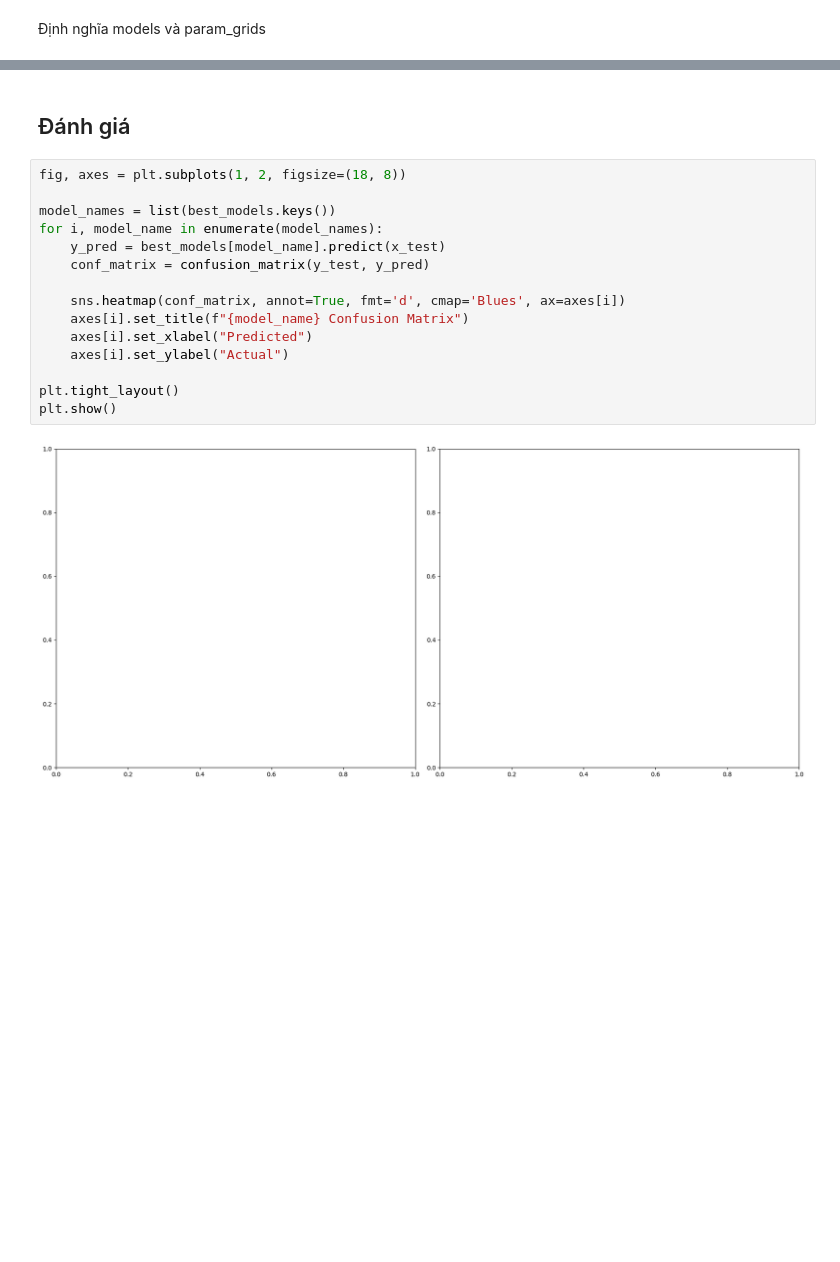
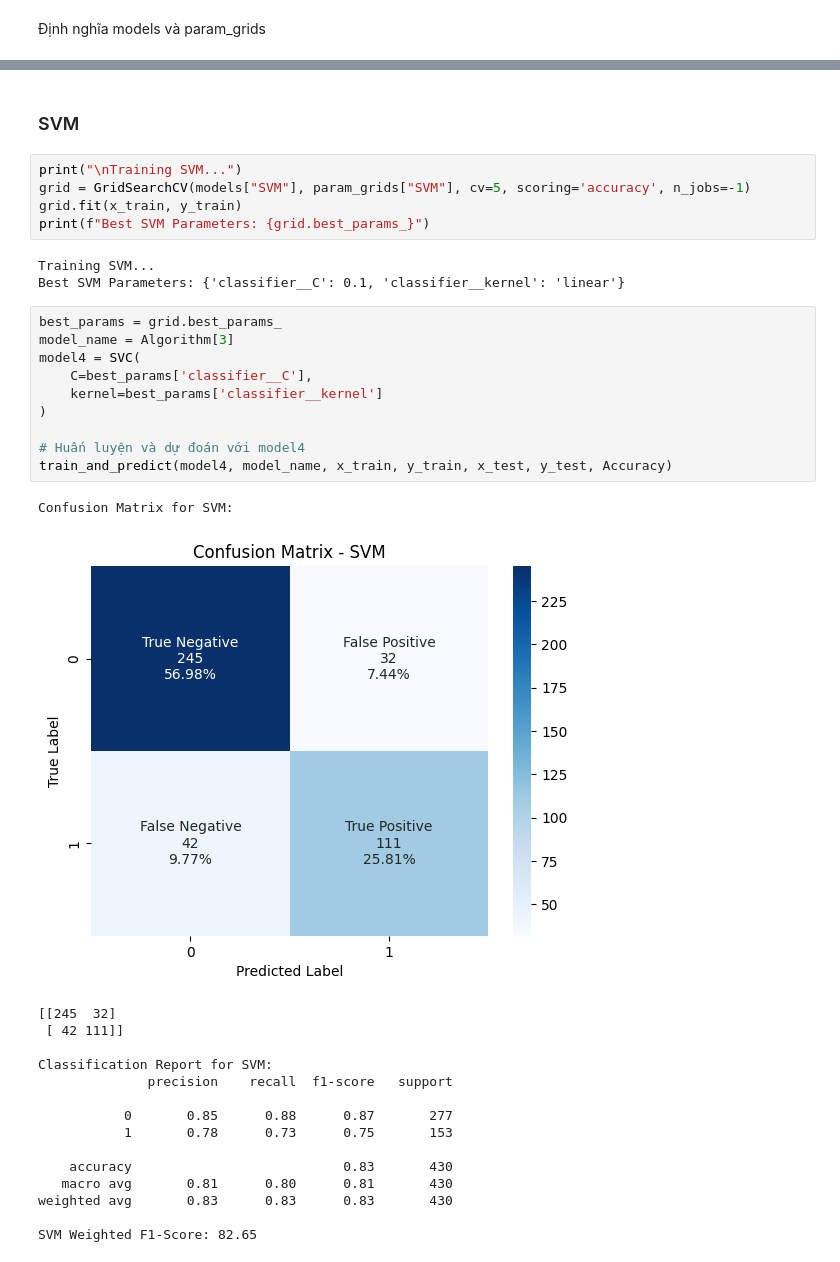
Before and after one commit to Ngoc-Quy-az1/Alzheimer-s-diagnosis, a Jupyter notebook: Algorithm/alzheimer-diagnosis.ipynb, the cells around one changed output, grey strips where cells are left out. Drawn from its saved outputs; the diff is of its cells as text; blank space fills up the shorter version.

```diff
--- a/Algorithm/alzheimer-diagnosis.ipynb
+++ b/Algorithm/alzheimer-diagnosis.ipynb
@@ -504,19 +572,37 @@ NameError: name 'y_pred_rf' is not defined
-# %% [markdown]
-## Đánh giá
-# %%
-fig, axes = plt.subplots(1, 2, figsize=(18, 8))
-
-model_names = list(best_models.keys())
-for i, model_name in enumerate(model_names):
-    y_pred = best_models[model_name].predict(x_test)
-    conf_matrix = confusion_matrix(y_test, y_pred)
-
-    sns.heatmap(conf_matrix, annot=True, fmt='d', cmap='Blues', ax=axes[i])
-    axes[i].set_title(f"{model_name} Confusion Matrix")
-    axes[i].set_xlabel("Predicted")
-    axes[i].set_ylabel("Actual")
-
-plt.tight_layout()
-plt.show()
-# %% [output]
-[figure, removed]
+# %% [markdown]
+### SVM
+# %%
+print("\nTraining SVM...")
+grid = GridSearchCV(models["SVM"], param_grids["SVM"], cv=5, scoring='accuracy', n_jobs=-1)
+grid.fit(x_train, y_train)
+print(f"Best SVM Parameters: {grid.best_params_}")
+# %% [output]
+Training SVM...
+Best SVM Parameters: {'classifier__C': 0.1, 'classifier__kernel': 'linear'}
+# %%
+best_params = grid.best_params_
+model_name = Algorithm[3]
+model4 = SVC(
+    C=best_params['classifier__C'],
+    kernel=best_params['classifier__kernel']
+)
+
+# Huấn luyện và dự đoán với model4
+train_and_predict(model4, model_name, x_train, y_train, x_test, y_test, Accuracy)
+# %% [output]
+Confusion Matrix for SVM:
+[figure, added]
+[[245  32]
+ [ 42 111]]
+
+Classification Report for SVM:
+              precision    recall  f1-score   support
+
+           0       0.85      0.88      0.87       277
+           1       0.78      0.73      0.75       153
+
+    accuracy                           0.83       430
+   macro avg       0.81      0.80      0.81       430
+weighted avg       0.83      0.83      0.83       430
+
+SVM Weighted F1-Score: 82.65
```
Also changed, not shown: parts of 37 cells of this notebook, 5 other files.
